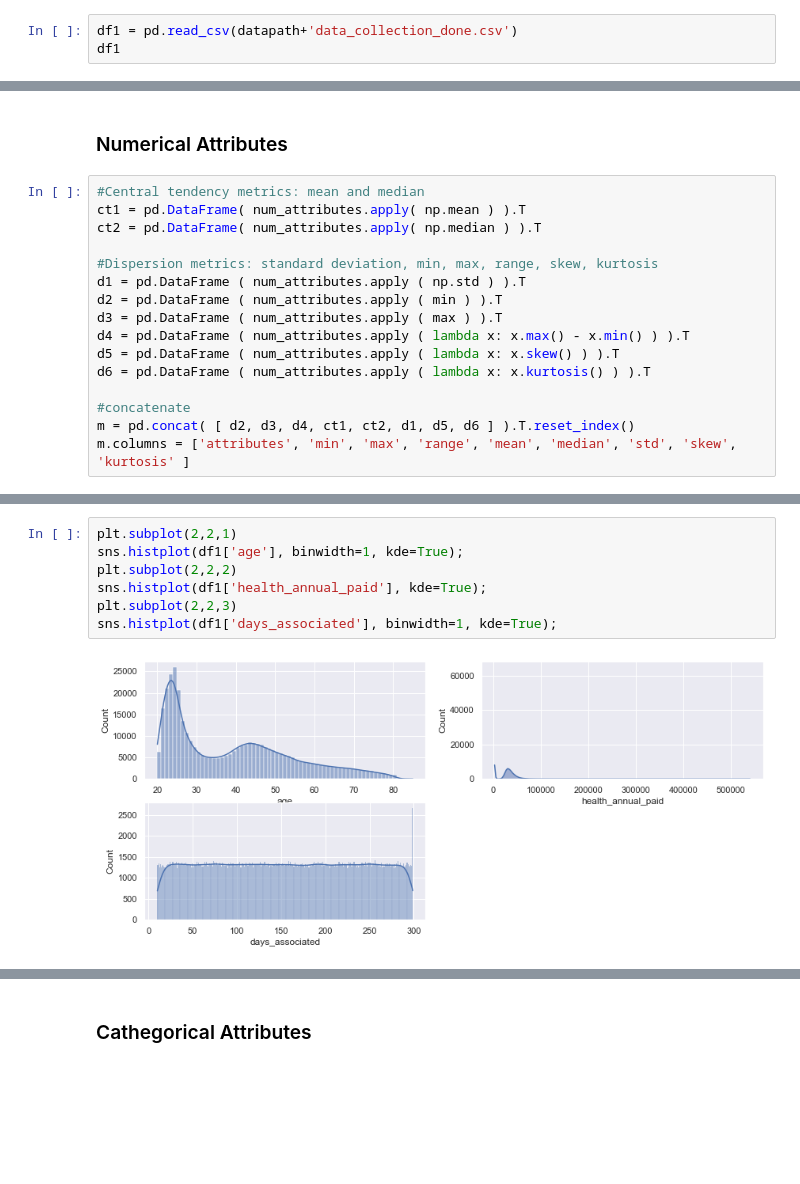
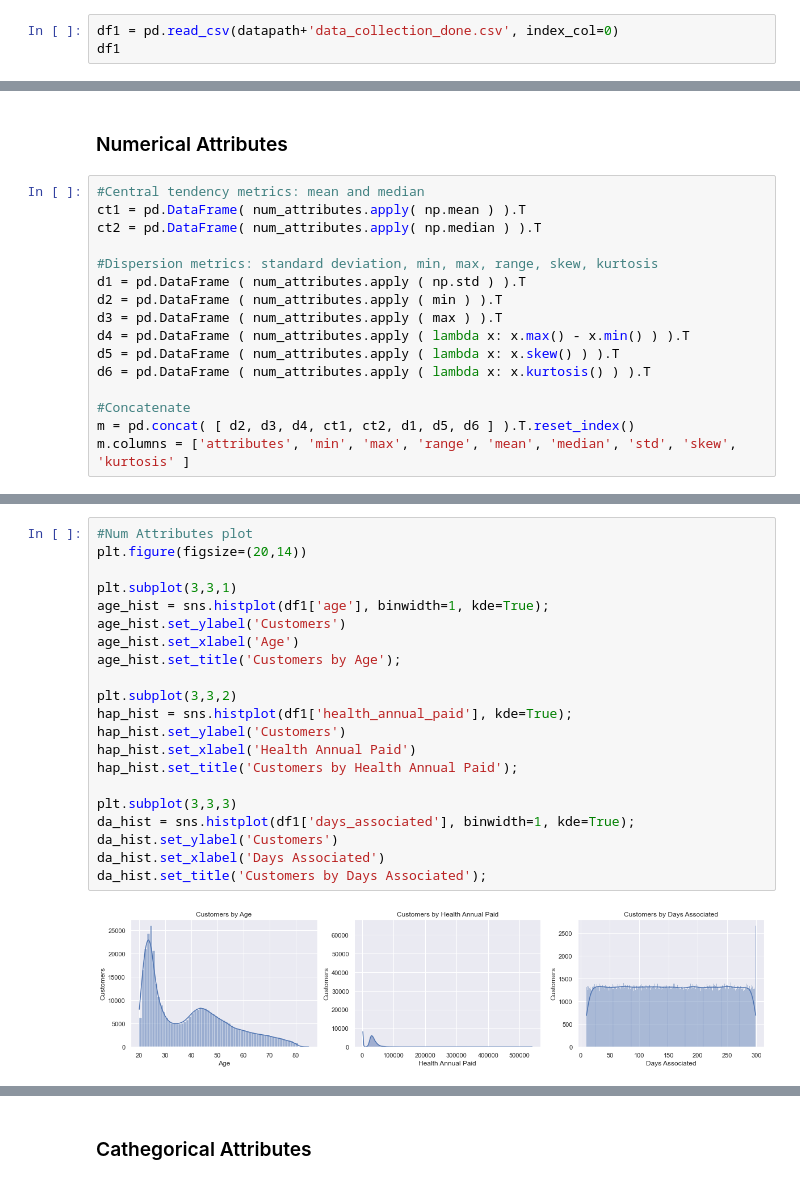
Before and after one commit to nortonvanz/Health-Insurance-Ranking, a Jupyter notebook: health_insurance_cross-sell/notebooks/1.0-nmv-health_insurance_cross-sell.ipynb, the cells around one changed output, grey strips where cells are left out. Saved outputs shown, nothing was run; the diff lists cells and outputs as text; blank space fills up the shorter version.

```diff
--- a/health_insurance_cross-sell/notebooks/1.0-nmv-health_insurance_cross-sell.ipynb
+++ b/health_insurance_cross-sell/notebooks/1.0-nmv-health_insurance_cross-sell.ipynb
@@ -229,7 +226,7 @@ df_raw.shape
 # %% [markdown]
 # Data Description
 # %%
-df1 = pd.read_csv(datapath+'data_collection_done.csv')
+df1 = pd.read_csv(datapath+'data_collection_done.csv', index_col=0)
 df1
 # %% [output]
 |  | id | gender | age | region_code | policy_sales_channel | driving_license | vehicle_age | ... |
@@ -486,7 +456,7 @@ d4 = pd.DataFrame ( num_attributes.apply ( lambda x: x.max() - x.min() ) ).T
 d5 = pd.DataFrame ( num_attributes.apply ( lambda x: x.skew() ) ).T
 d6 = pd.DataFrame ( num_attributes.apply ( lambda x: x.kurtosis() ) ).T
 
-#concatenate
+#Concatenate
 m = pd.concat( [ d2, d3, d4, ct1, ct2, d1, d5, d6 ] ).T.reset_index()
 m.columns = ['attributes', 'min', 'max', 'range', 'mean', 'median', 'std', 'skew', 'kurtosis' ]
 # %%
@@ -497,11 +467,25 @@ m
 | 1 | health_annual_paid | 2630.0 | 540165.0 | 537535.0 | 30564.389581 | 31669.0 | 17213.132474 | 1.766087 | 34.004569 |
 | 2 | days_associated | 10.0 | 299.0 | 289.0 | 154.347397 | 154.0 | 83.671194 | 0.003030 | -1.200688 |
 # %%
-plt.subplot(2,2,1)
-sns.histplot(df1['age'], binwidth=1, kde=True);
-plt.subplot(2,2,2)
-sns.histplot(df1['health_annual_paid'], kde=True);
-plt.subplot(2,2,3)
-sns.histplot(df1['days_associated'], binwidth=1, kde=True);
+#Num Attributes plot
+plt.figure(figsize=(20,14))
+
+plt.subplot(3,3,1)
+age_hist = sns.histplot(df1['age'], binwidth=1, kde=True);
+age_hist.set_ylabel('Customers')
+age_hist.set_xlabel('Age')
+age_hist.set_title('Customers by Age');
+
+plt.subplot(3,3,2)
+hap_hist = sns.histplot(df1['health_annual_paid'], kde=True);
+hap_hist.set_ylabel('Customers')
+hap_hist.set_xlabel('Health Annual Paid')
+hap_hist.set_title('Customers by Health Annual Paid');
+
+plt.subplot(3,3,3)
+da_hist = sns.histplot(df1['days_associated'], binwidth=1, kde=True);
+da_hist.set_ylabel('Customers')
+da_hist.set_xlabel('Days Associated')
+da_hist.set_title('Customers by Days Associated');
 # %% [output]
-[figure, old version]
+[figure, new version]
```
Also changed, not shown: parts of 272 cells of this notebook, 16 other files.
